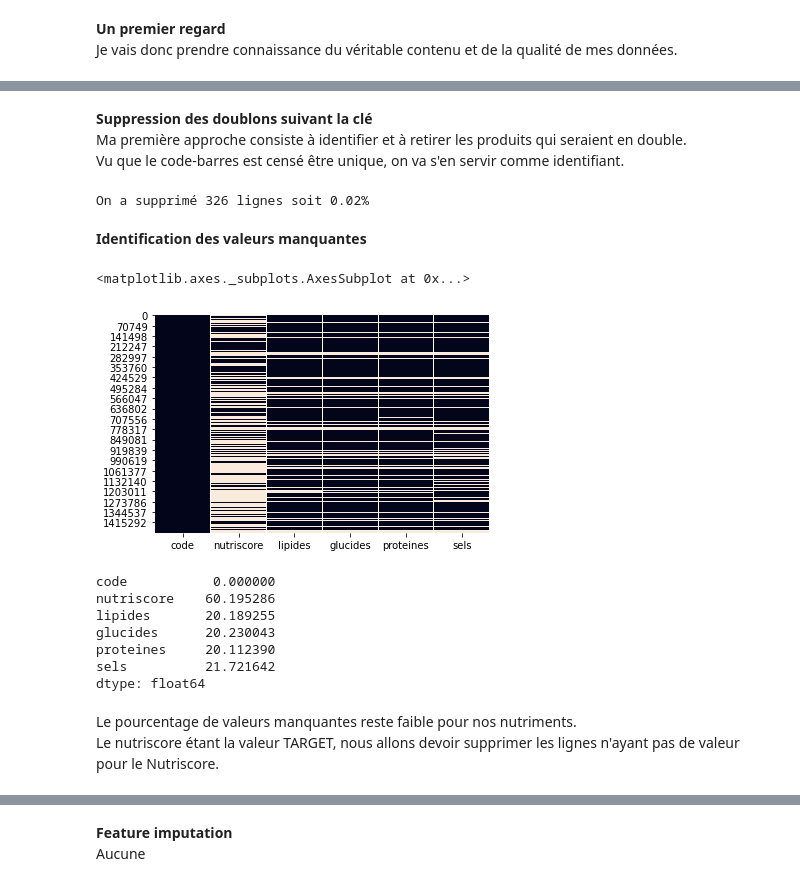
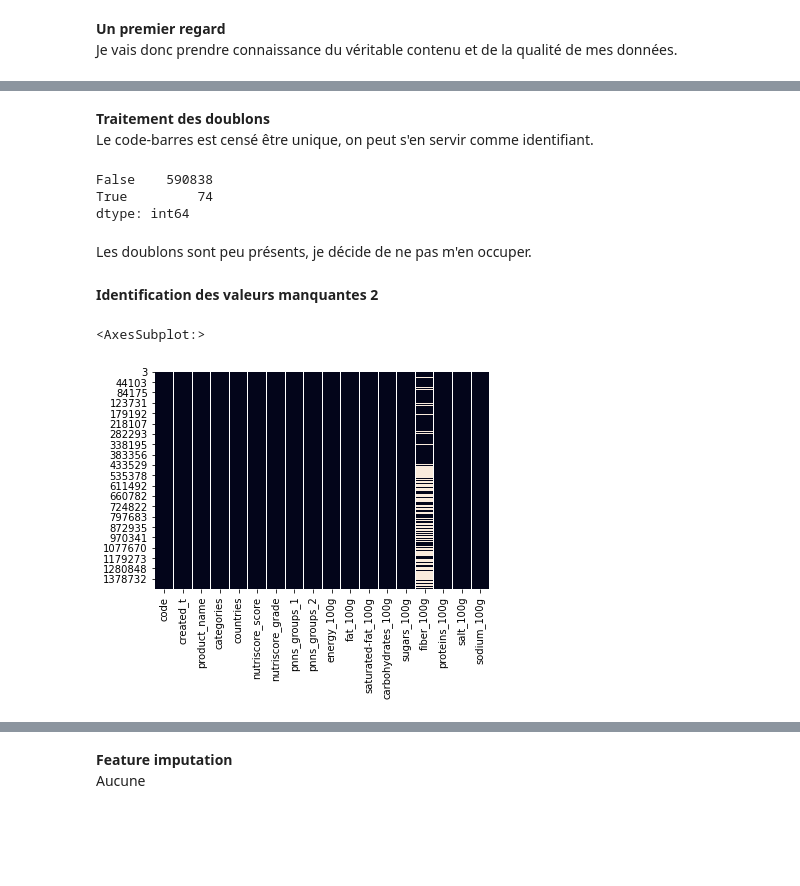
Before and after one commit to Loridan/openclassrooms-iml-projects, a Jupyter notebook: project2/P02_01_notebook_nettoyage.ipynb, the cells around one changed output, grey strips where cells are left out. Saved outputs shown, nothing was run; the diff lists cells and outputs as text; code cells hidden in the pictures; blank space fills up the shorter version.

```diff
--- a/project2/P02_01_notebook_nettoyage.ipynb
+++ b/project2/P02_01_notebook_nettoyage.ipynb
@@ -15,9 +13,9 @@ import pandas as pd
 import seaborn as sns
 
 filenamePath = 'en.openfoodfacts.org.products.csv'
-usecols = ['code','nutriscore_grade','proteins_100g','carbohydrates_100g','fat_100g','salt_100g']
+#usecols = ['code','nutriscore_grade','proteins_100g','carbohydrates_100g','fat_100g','salt_100g']
 
-dataframe = pd.read_csv(filenamePath, sep='\t', usecols=usecols)
+dataframe = pd.read_csv(filenamePath, sep='\t')
 # %% [markdown]
 Le chargement des données retourne un avertissement sur la présence de type différent dans la colonne 0.
 Ce n'est pas un probleme, le code-barres est en réalité une chaine de caractéres, car certains sont trop longs pour être stockés en type float64 par le systéme.
@@ -112,8 +76,0 @@ Nous pouvons représenter notre jeu de données idéal.
-# %%
-dataframe = dataframe.rename(
-    columns={"code": "code",
-             "nutriscore_grade":"nutriscore",
-             "proteins_100g": "proteines",
-             "carbohydrates_100g": "glucides",
-             "fat_100g": "lipides",
-             "salt_100g":"sels"})
@@ -119,0 +116,9 @@ dataframe = dataframe.rename(
+# %%
+dataframe3 = dataframe[['code', 'created_t','product_name',\
+                        'categories','countries','nutriscore_score',\
+                        'nutriscore_grade','pnns_groups_1','pnns_groups_2',\
+                        'energy_100g','fat_100g','saturated-fat_100g',\
+                        'carbohydrates_100g','sugars_100g','fiber_100g',\
+                        'proteins_100g','salt_100g','sodium_100g']]
+dataframe3 = dataframe3.dropna(subset=['nutriscore_grade','nutriscore_score','pnns_groups_1','pnns_groups_2','categories'], axis='index')
+dataframe3.sample(5)
@@ -120,31 +132,18 @@ dataframe = dataframe.rename(
 # %% [markdown]
-**Suppression des doublons suivant la clé**
-Ma première approche consiste à identifier et à retirer les produits qui seraient en double.
-Vu que le code-barres est censé être unique, on va s'en servir comme identifiant.
+**Traitement des doublons**
+Le code-barres est censé être unique, on peut s'en servir comme identifiant.
-# %%
-dataframe2 = dataframe.drop_duplicates(subset='code')
-number_deleted_rows = dataframe.shape[0] - dataframe2.shape[0]
-print("On a supprimé {} lignes".format(number_deleted_rows)+" soit {:.2f}".format(number_deleted_rows/dataframe.shape[0]*100)+'%')
-# %% [output]
-On a supprimé 326 lignes soit 0.02%
+# %%
+dataframe3.duplicated(subset=['code']).value_counts()
+# %% [output]
+False    590838
+True         74
+dtype: int64
+# %% [markdown]
+Les doublons sont peu présents, je décide de ne pas m'en occuper.
 # %% [markdown]
-**Identification des valeurs manquantes**
+**Identification des valeurs manquantes 2**
 # %%
-sns.heatmap(dataframe2.isnull(), cbar=False)
+sns.heatmap(dataframe3.isnull(), cbar=False)
 # %% [output]
-<matplotlib.axes._subplots.AxesSubplot at 0x...>
+<AxesSubplot:>
-[figure, old version]
+[figure, new version]
-# %%
-percentageNanbyColumns = dataframe2.isnull().sum(axis = 0) / dataframe2.shape[0] * 100.00
-percentageNanbyColumns
-# %% [output]
-code           0.000000
-nutriscore    60.195286
-lipides       20.189255
-glucides      20.230043
-proteines     20.112390
-sels          21.721642
-dtype: float64
-# %% [markdown]
-Le pourcentage de valeurs manquantes reste faible pour nos nutriments.
-Le nutriscore étant la valeur TARGET, nous allons devoir supprimer les lignes n'ayant pas de valeur pour le Nutriscore.
```
Also changed, not shown: parts of 33 cells of this notebook, 3 other files.
